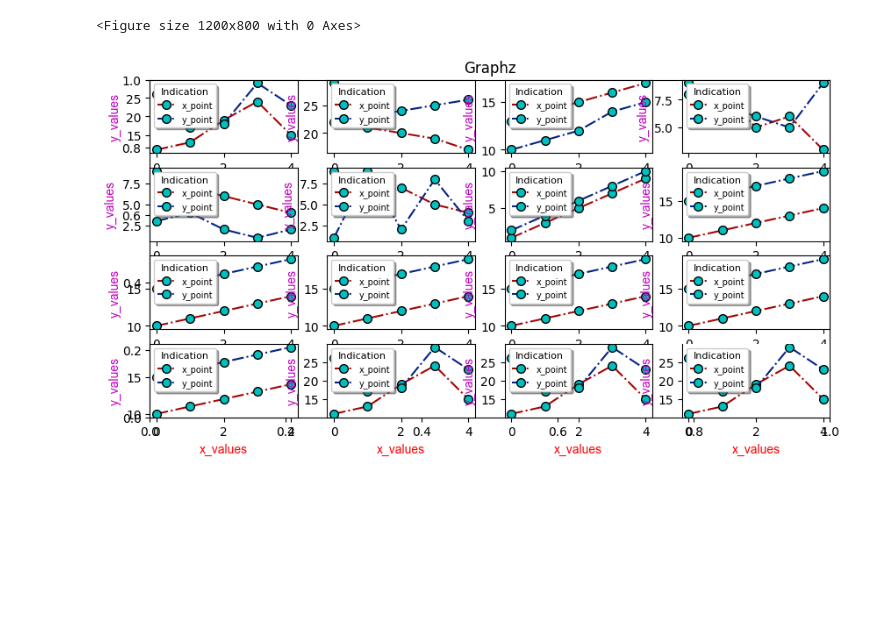
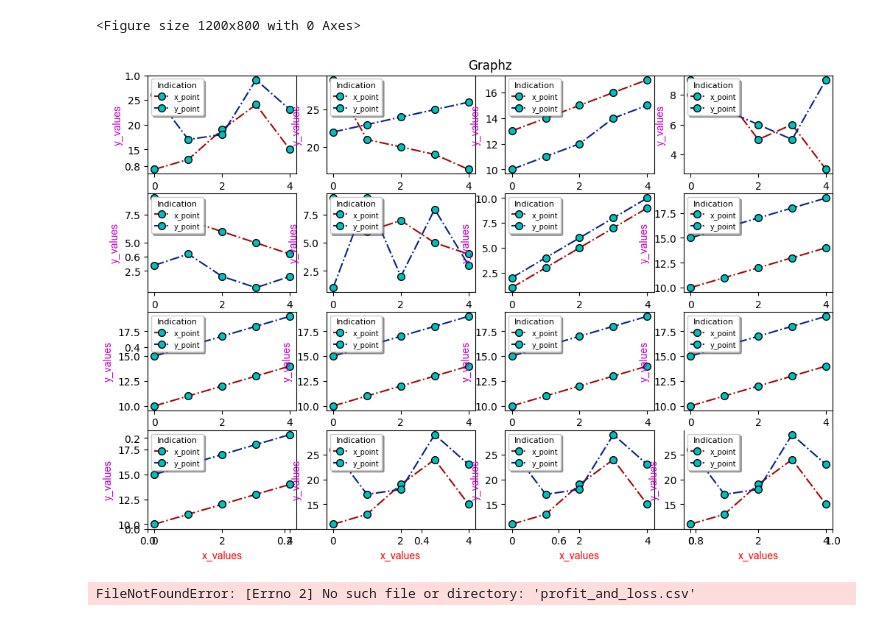
Before and after one commit to anjalaju/python, a Jupyter notebook: matplotlib/mattask.ipynb, the cells around one changed output. Cells and saved outputs as stored; diff of their text form; code cells hidden in the pictures; blank space fills up the shorter version.

```diff
--- a/matplotlib/mattask.ipynb
+++ b/matplotlib/mattask.ipynb
@@ -60,7 +60,8 @@ plt.show()
 import matplotlib.pylab as plt
 x=[11,13,19,24,15]
 y=[26,17,18,29,23]
-plt.figure(figsize=(10,5))
+# plt.figure(figsize=(10,5))
+plt.figure(figsize=(12, 8))
 plt.title("Graphz")
 plt.subplot(4,4,1)
 f1={"family":"Arial","color":"r","size":10}
@@ -198,31 +199,42 @@ f2={"family":"Arial","color":"m","size":10}
 plt.plot(x,mec="k",mfc="c",ms=7,marker="o",linestyle="-.",color="#A60707",label="x_point")
 plt.plot(y,mec="k",mfc="c",ms=7,marker="o",linestyle="-.",color="#062485",label="y_point")
 plt.xlabel("x_values",fontdict=f1)
 plt.ylabel("y_values",fontdict=f2)
 plt.legend(loc="upper left",shadow=True,title="Indication",title_fontsize=8,fontsize=7)
 plt.subplot(4,4,15)
 x=[11,13,19,24,15]
 y=[26,17,18,29,23]
 f1={"family":"Arial","color":"r","size":10}
 f2={"family":"Arial","color":"m","size":10}
 plt.plot(x,mec="k",mfc="c",ms=7,marker="o",linestyle="-.",color="#A60707",label="x_point")
 plt.plot(y,mec="k",mfc="c",ms=7,marker="o",linestyle="-.",color="#062485",label="y_point")
 plt.xlabel("x_values",fontdict=f1)
 plt.ylabel("y_values",fontdict=f2)
 plt.legend(loc="upper left",shadow=True,title="Indication",title_fontsize=8,fontsize=7)
 plt.subplot(4,4,16)
 x=[11,13,19,24,15]
 y=[26,17,18,29,23]
 f1={"family":"Arial","color":"r","size":10}
 f2={"family":"Arial","color":"m","size":10}
 plt.plot(x,mec="k",mfc="c",ms=7,marker="o",linestyle="-.",color="#A60707",label="x_point")
 plt.plot(y,mec="k",mfc="c",ms=7,marker="o",linestyle="-.",color="#062485",label="y_point")
 plt.xlabel("x_values",fontdict=f1)
 plt.ylabel("y_values",fontdict=f2)
 plt.legend(loc="upper left",shadow=True,title="Indication",title_fontsize=8,fontsize=7)
 var=plt.gca()
 var.spines["top"].set_visible(False)
 var.spines["right"].set_visible(False)
 plt.show()
 # %% [output]
-[figure, old version]
+[figure, new version]
+# %%
+import pandas as pd
+df=pd.read_csv("profit_and_loss.csv")
+for i in df["Profit/Loss"]:
+    if i<-1:
+        var+=i
+        print(var)
+# plt.bar(df["Year"],df["Profit/Loss"])
+# plt.bar(df.var)
+# %% [output]
+FileNotFoundError: [Errno 2] No such file or directory: 'profit_and_loss.csv'
```
Also changed, not shown: parts of 2 cells of this notebook, 4 other files.
